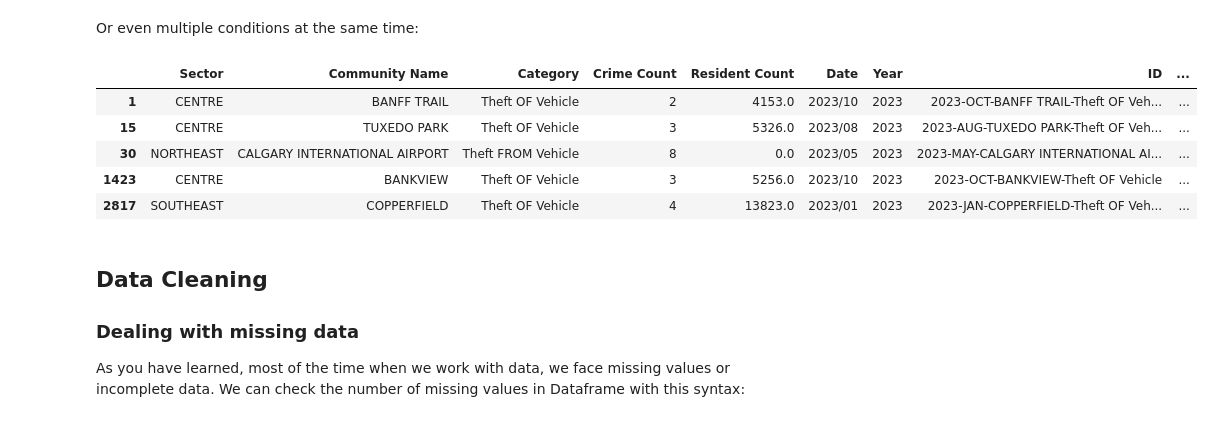
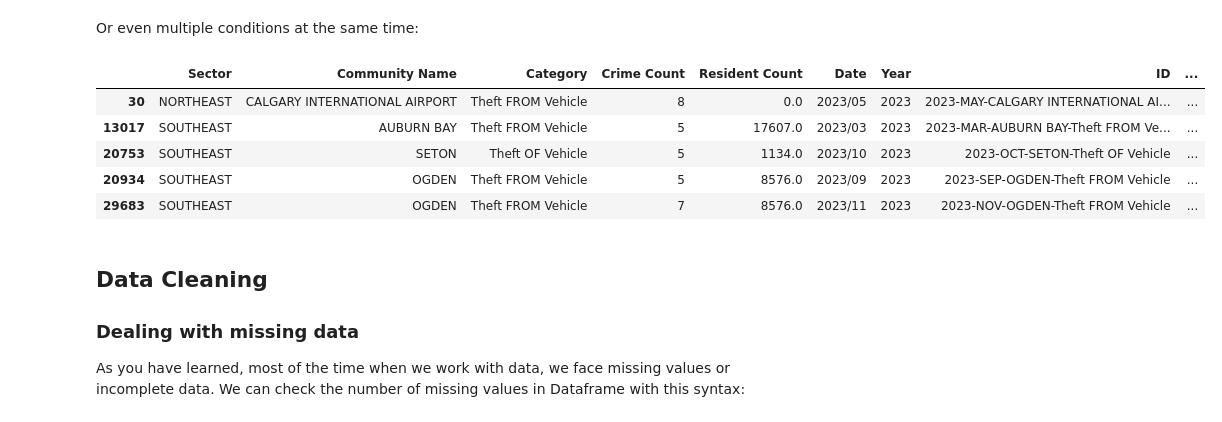
Before and after one commit to safarzadeh-reza/ENGO645-Assignments, a Jupyter notebook: source/notebooks/L2/using_pandas.ipynb, the cells around one changed output. Drawn from its saved outputs; the diff is of its cells as text; code cells hidden in the pictures.

Commit message:
added more about dataframe

```diff
--- a/source/notebooks/L2/using_pandas.ipynb
+++ b/source/notebooks/L2/using_pandas.ipynb
@@ -236,18 +260,18 @@ crimes_2023.head()
 # %% [markdown]
 Or even multiple conditions at the same time:
 # %%
-# filter the data to show crime with crime count greater than 2 for year 2023
-crime_2023_selected = data.loc[(data["Year"] > 2022) & (data["Crime Count"] >= 2)]
+# filter the data to show crime with crime count greater than 5 for year 2023
+crime_2023_selected = data.loc[(data["Year"] > 2022) & (data["Crime Count"] >= 5)]
 
 # Print `crime_2023_selected`
 crime_2023_selected.head()
 # %% [output]
 |  | Sector | Community Name | Category | Crime Count | Resident Count | Date | Year | ID | ... |
-| 1 | CENTRE | BANFF TRAIL | Theft OF Vehicle | 2 | 4153.0 | 2023/10 | 2023 | 2023-OCT-BANFF TRAIL-Theft OF Veh... | ... |
-| 15 | CENTRE | TUXEDO PARK | Theft OF Vehicle | 3 | 5326.0 | 2023/08 | 2023 | 2023-AUG-TUXEDO PARK-Theft OF Veh... | ... |
 | 30 | NORTHEAST | CALGARY INTERNATIONAL AIRPORT | Theft FROM Vehicle | 8 | 0.0 | 2023/05 | 2023 | 2023-MAY-CALGARY INTERNATIONAL AI... | ... |
-| 1423 | CENTRE | BANKVIEW | Theft OF Vehicle | 3 | 5256.0 | 2023/10 | 2023 | 2023-OCT-BANKVIEW-Theft OF Vehicle | ... |
-| 2817 | SOUTHEAST | COPPERFIELD | Theft OF Vehicle | 4 | 13823.0 | 2023/01 | 2023 | 2023-JAN-COPPERFIELD-Theft OF Veh... | ... |
+| 13017 | SOUTHEAST | AUBURN BAY | Theft FROM Vehicle | 5 | 17607.0 | 2023/03 | 2023 | 2023-MAR-AUBURN BAY-Theft FROM Ve... | ... |
+| 20753 | SOUTHEAST | SETON | Theft OF Vehicle | 5 | 1134.0 | 2023/10 | 2023 | 2023-OCT-SETON-Theft OF Vehicle | ... |
+| 20934 | SOUTHEAST | OGDEN | Theft FROM Vehicle | 5 | 8576.0 | 2023/09 | 2023 | 2023-SEP-OGDEN-Theft FROM Vehicle | ... |
+| 29683 | SOUTHEAST | OGDEN | Theft FROM Vehicle | 7 | 8576.0 | 2023/11 | 2023 | 2023-NOV-OGDEN-Theft FROM Vehicle | ... |
 # %% [markdown]
 ## Data Cleaning
 
```
Also changed, not shown: parts of 32 cells of this notebook, 1 other file.
